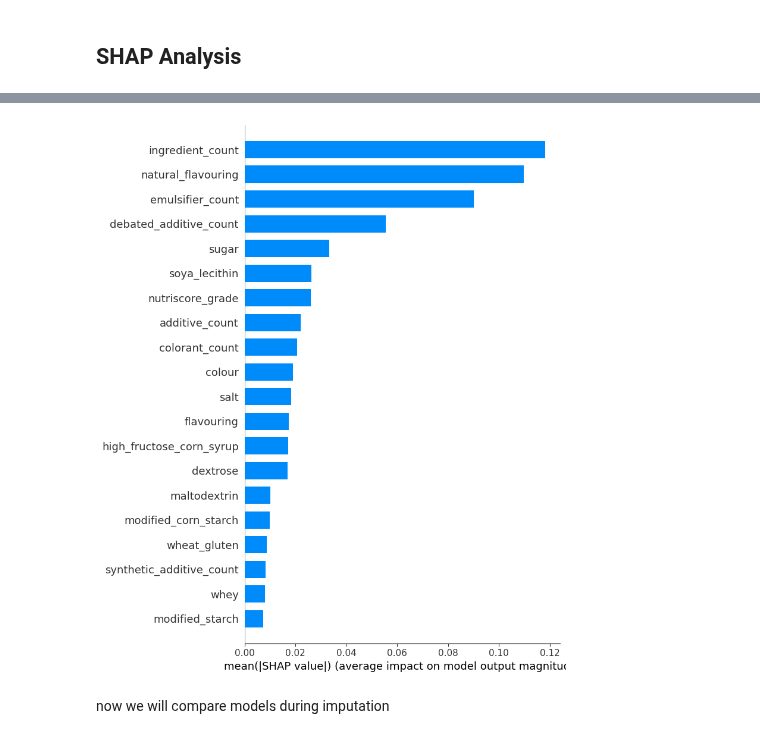
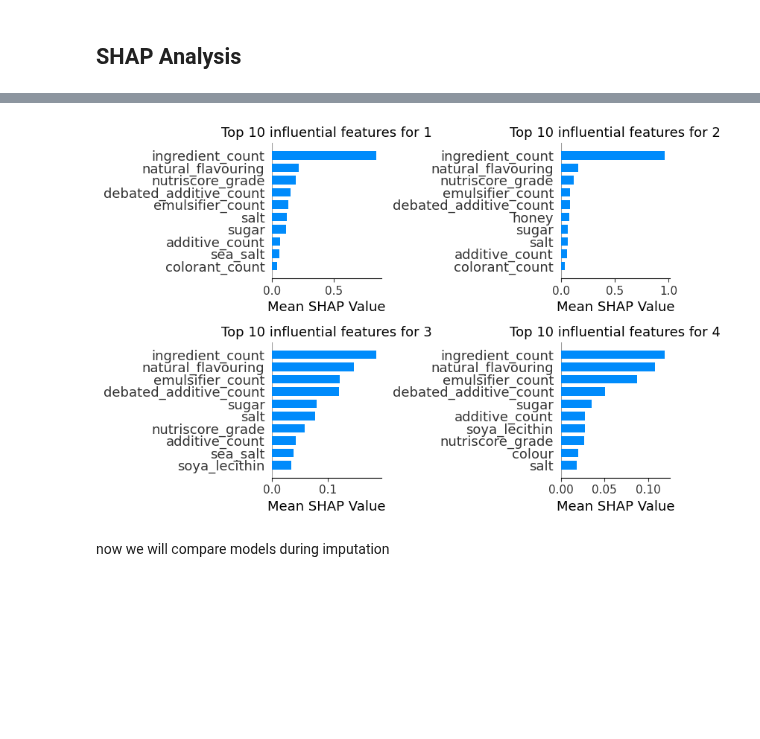
Before and after one commit to SofieBT2/DataScience2026, a Jupyter notebook: src/Modelling.ipynb, the cells around one changed output, grey strips where cells are left out. Drawn from its saved outputs; the diff is of its cells as text; code cells hidden in the pictures; blank space fills up the shorter version.

```diff
--- a/src/Modelling.ipynb
+++ b/src/Modelling.ipynb
@@ -9,6 +9,7 @@ import os
 import matplotlib.pyplot as plt
 import seaborn as sns
 import lightgbm as lgb
+sns.set_palette("Set3")
 # %%
 # Load from local cleaned parquet instead
 df = pd.read_parquet("../data/cleaned_data.parquet")
@@ -1089,11 +1098,28 @@ plot_confusion_matrix(y_test, y_pred_test_classes, classes, 'Confusion Matrix
 # %%
-# investigate shap for only nova 4
-nova4_mask = (y_test == 3)  # mask for true NOVA group 4
-shap_values_nova4 = explainer(X_test_dense[nova4_mask])
+# investigate shap for each nova class
+fig, axes = plt.subplots(2, 2, figsize=(20, 16))
+axes = axes.flatten()
 
-shap.summary_plot(shap_values_nova4, X_test_dense[nova4_mask], feature_names=feature_names, plot_type="bar", max_display=20, title="SHAP Values for True NOVA Group 4")
+for i, nova_group in enumerate([1, 2, 3, 4]):
+    mask = (y_test == nova_group - 1)  # adjust if 0-indexed
+    shap_values_nova = explainer(X_test_dense[mask])
+
+    plt.sca(axes[i])
+    shap.summary_plot(
+        shap_values_nova,
+        X_test_dense[mask],
+        feature_names=feature_names,
+        plot_type="bar",
+        max_display=10,
+        show=False,
+    )
+    axes[i].set_title(f"Top 10 influential features for {nova_group}", fontsize=13)
+    axes[i].set_xlabel("Mean SHAP Value")
+
+plt.tight_layout()
+plt.show()
 # %% [output]
-[figure, old version]
+[figure, new version]
 # %% [markdown]
 now we will compare models during imputation
 # %% [markdown]
```
Also changed, not shown: parts of 23 cells of this notebook, 26 other files.
